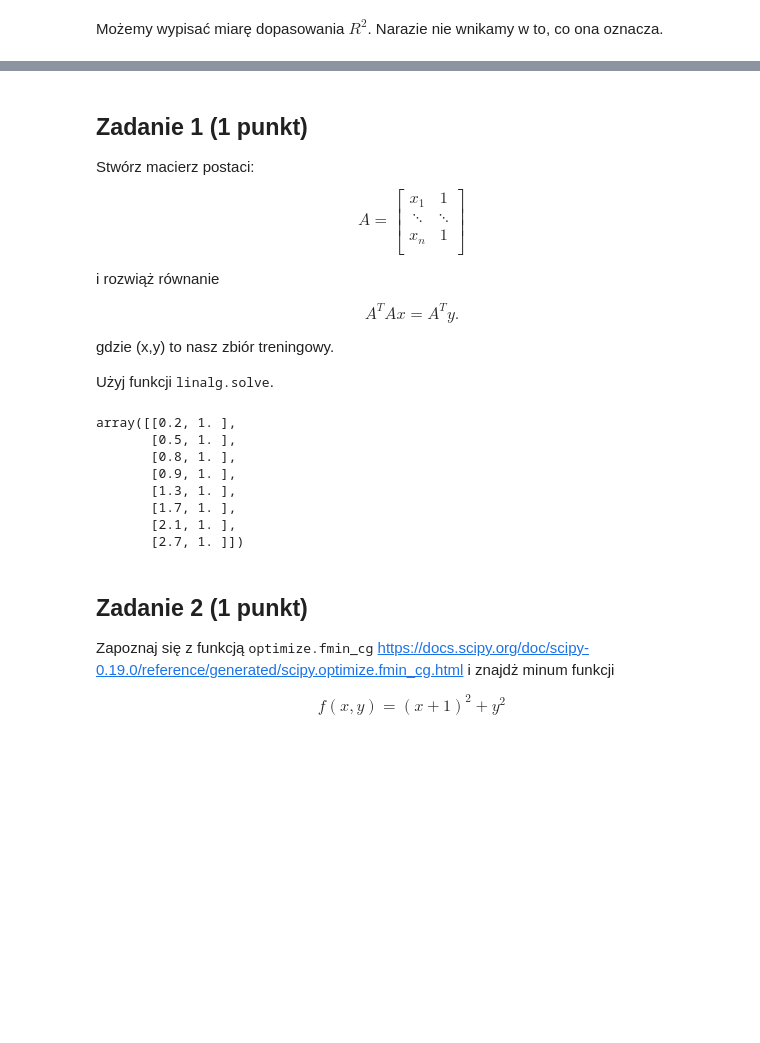
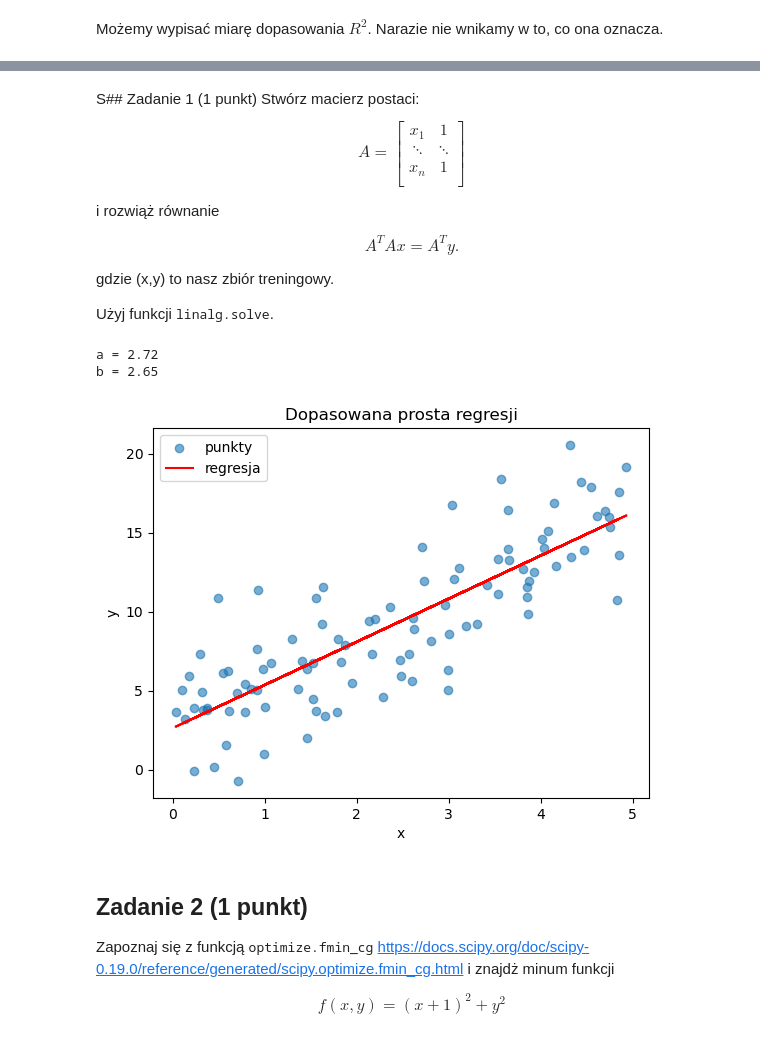
Before and after one commit to FBI223/PSI_BACA, a Jupyter notebook: notebooki/AD_Z04.ipynb, the cells around one changed output, grey strips where cells are left out. Saved outputs shown, nothing was run; the diff lists cells and outputs as text; code cells hidden in the pictures; blank space fills up the shorter version.

```diff
--- a/notebooki/AD_Z04.ipynb
+++ b/notebooki/AD_Z04.ipynb
@@ -130,5 +130,5 @@ print(r2_score(lr.predict(x[:, np.newaxis]), y))
 # %% [markdown]
-## Zadanie 1 (1 punkt)
+S## Zadanie 1 (1 punkt)
 Stwórz macierz postaci:
 $$
 A=\begin{bmatrix}
@@ -147,19 +147,46 @@ $$
 gdzie (x,y) to nasz zbiór treningowy.
 
 Użyj funkcji <tt>linalg.solve</tt>.
-# %%
-deg=1
-xx=np.vander(x, deg + 1)
-xx
-# %% [output]
-array([[0.2, 1. ],
-       [0.5, 1. ],
-       [0.8, 1. ],
-       [0.9, 1. ],
-       [1.3, 1. ],
-       [1.7, 1. ],
-       [2.1, 1. ],
-       [2.7, 1. ]])
+# %%
+
+import numpy as np
+
+# Ustal seed (żeby wyniki były powtarzalne)
+np.random.seed(42)
+
+# 100 losowych punktów x z przedziału [0, 10]
+x = np.random.uniform(0, 5, size=100)
+
+# Tworzymy y = 3x + 2 + losowy szum
+y = 3 * x + 2 + np.random.normal(0, 3, size=100)
+
+# Tworzymy macierz A (x i kolumna jedynek)
+A = np.column_stack((x, np.ones_like(x)))
+
+
+# Liczymy AᵀA i Aᵀy
+ATA = np.dot(A.T, A)
+ATy = np.dot(A.T, y)
+
+
+# Rozwiązanie układu równań: (AᵀA)w = Aᵀy
+a, b  = np.linalg.solve(ATA, ATy)
+
+print(f"a = {a:.2f}")
+print(f"b = {b:.2f}")
+
+
+plt.scatter(x, y, label="punkty", alpha=0.6)
+plt.plot(x, a * x + b, color='red', label="regresja")
+plt.legend()
+plt.title("Dopasowana prosta regresji")
+plt.xlabel("x")
+plt.ylabel("y")
+plt.show()
+# %% [output]
+a = 2.72
+b = 2.65
+[figure, added]
 # %% [markdown]
 ## Zadanie 2 (1 punkt)
 Zapoznaj się z funkcją <tt>optimize.fmin_cg</tt>
```
Also changed, not shown: parts of 14 cells of this notebook.
